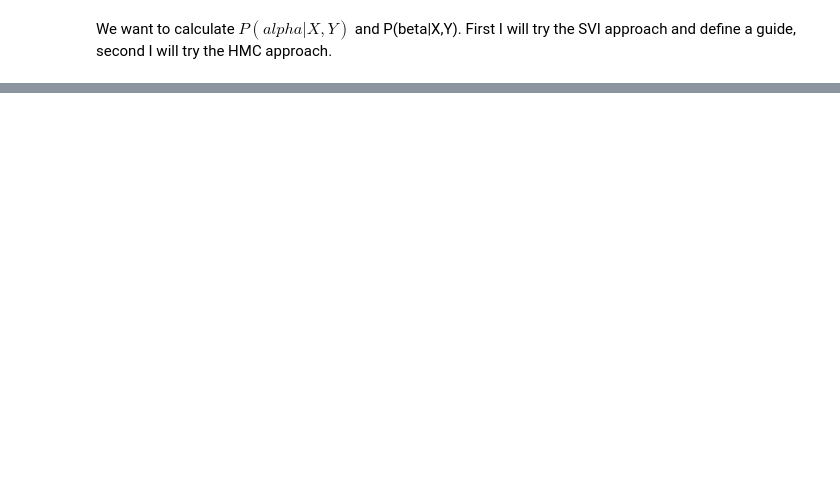
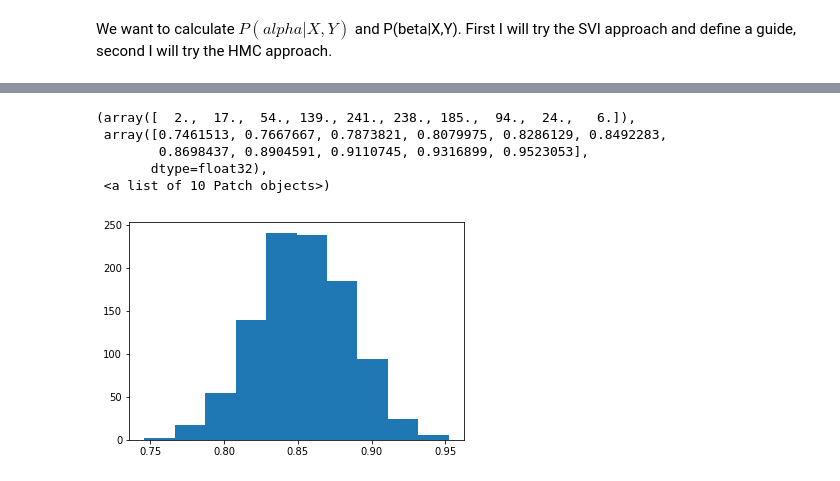
Before and after one commit to altdeep/causalML, a Jupyter notebook: tutorials/Independence_of_mechanisms/indep_mechanism.ipynb, the cells around one changed output, grey strips where cells are left out. Cells and saved outputs as stored; diff of their text form; code cells hidden in the pictures; blank space fills up the shorter version.

```diff
--- a/tutorials/Independence_of_mechanisms/indep_mechanism.ipynb
+++ b/tutorials/Independence_of_mechanisms/indep_mechanism.ipynb
@@ -118,0 +95,16 @@ tensor(2.1285)
+# %%
+hmc_kernel = NUTS(conditioned_wrong_model, adapt_step_size=True)
+posterior2 = MCMC(hmc_kernel,
+                 num_samples=1000,
+                 warmup_steps=50)
+posterior2.run(n) #gives list of tuples of alpha and beta
+samples2 = posterior2.get_samples() #dic keys are alpha and beta
+# %%
+plt.hist(samples2['alpha'])
+# %% [output]
+(array([  2.,  17.,  54., 139., 241., 238., 185.,  94.,  24.,   6.]),
+ array([0.7461513, 0.7667667, 0.7873821, 0.8079975, 0.8286129, 0.8492283,
+        0.8698437, 0.8904591, 0.9110745, 0.9316899, 0.9523053],
+       dtype=float32),
+ <a list of 10 Patch objects>)
+[figure, added]
```
Also changed, not shown: parts of 16 cells of this notebook.
